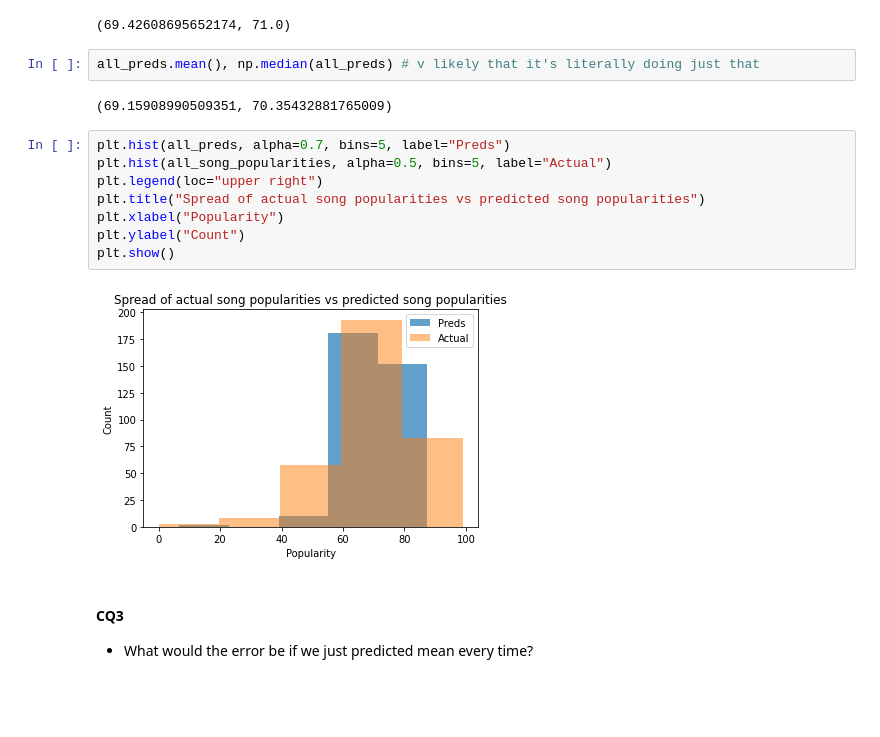
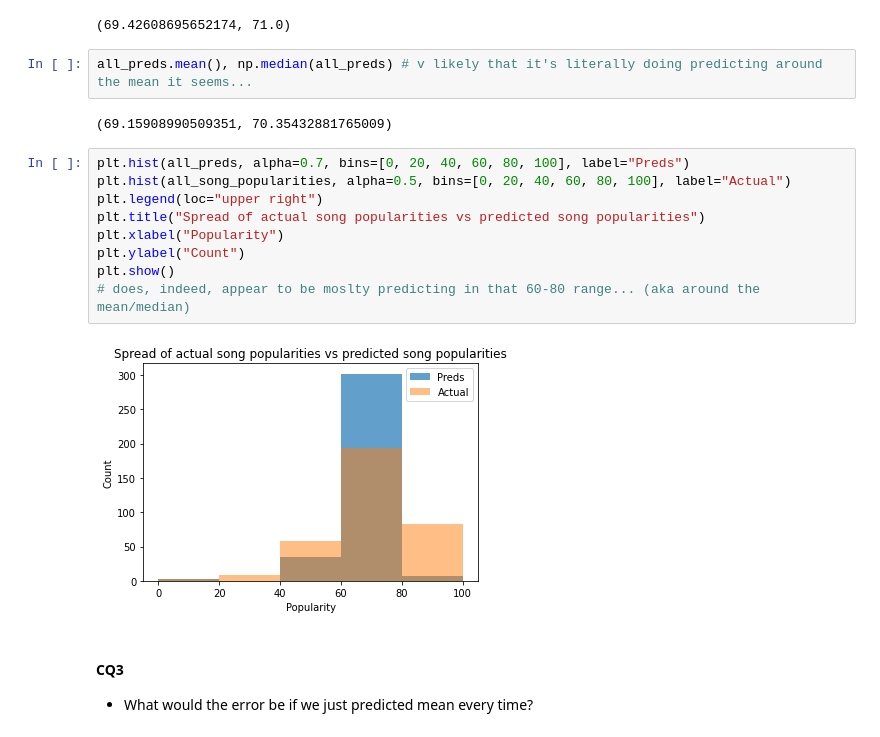
Before and after one commit to kitkatmia/TS-Song-Popularity-Analysis, a Jupyter notebook: main.ipynb, the cells around one changed output. Drawn from its saved outputs; the diff is of its cells as text; blank space fills up the shorter version.

```diff
--- a/main.ipynb
+++ b/main.ipynb
@@ -594,19 +596,20 @@ all_song_popularities.mean(), np.median(all_song_popularities)
 # %% [output]
 (69.42608695652174, 71.0)
 # %%
-all_preds.mean(), np.median(all_preds) # v likely that it's literally doing just that
+all_preds.mean(), np.median(all_preds) # v likely that it's literally doing predicting around the mean it seems...
 # %% [output]
 (69.15908990509351, 70.35432881765009)
 # %%
-plt.hist(all_preds, alpha=0.7, bins=5, label="Preds")
-plt.hist(all_song_popularities, alpha=0.5, bins=5, label="Actual")
+plt.hist(all_preds, alpha=0.7, bins=[0, 20, 40, 60, 80, 100], label="Preds")
+plt.hist(all_song_popularities, alpha=0.5, bins=[0, 20, 40, 60, 80, 100], label="Actual")
 plt.legend(loc="upper right")
 plt.title("Spread of actual song popularities vs predicted song popularities")
 plt.xlabel("Popularity")
 plt.ylabel("Count")
 plt.show()
+# does, indeed, appear to be moslty predicting in that 60-80 range... (aka around the mean/median)
 # %% [output]
-[figure, old version]
+[figure, new version]
 # %% [markdown]
 #### CQ3
 
```
Also changed, not shown: parts of 5 cells of this notebook, 1 other file.
